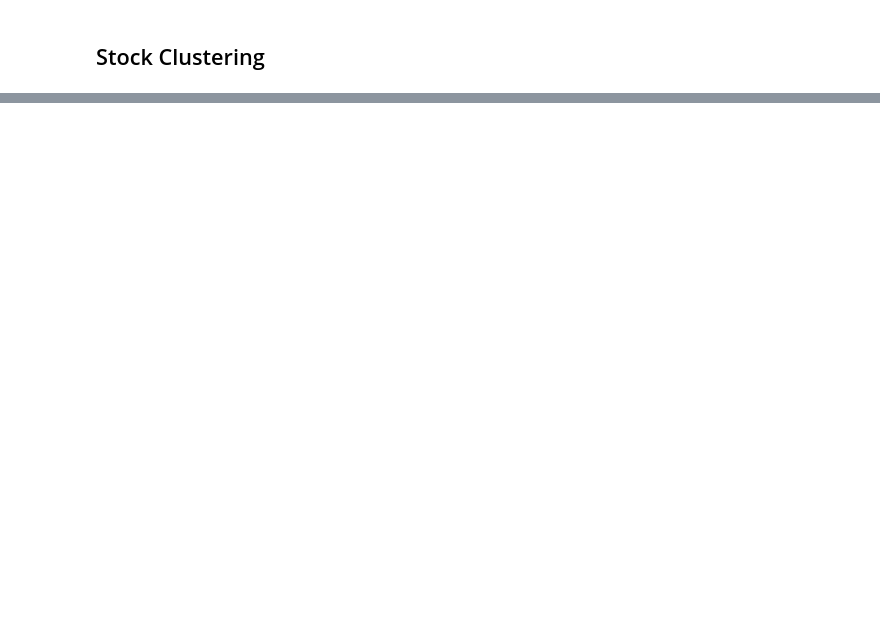
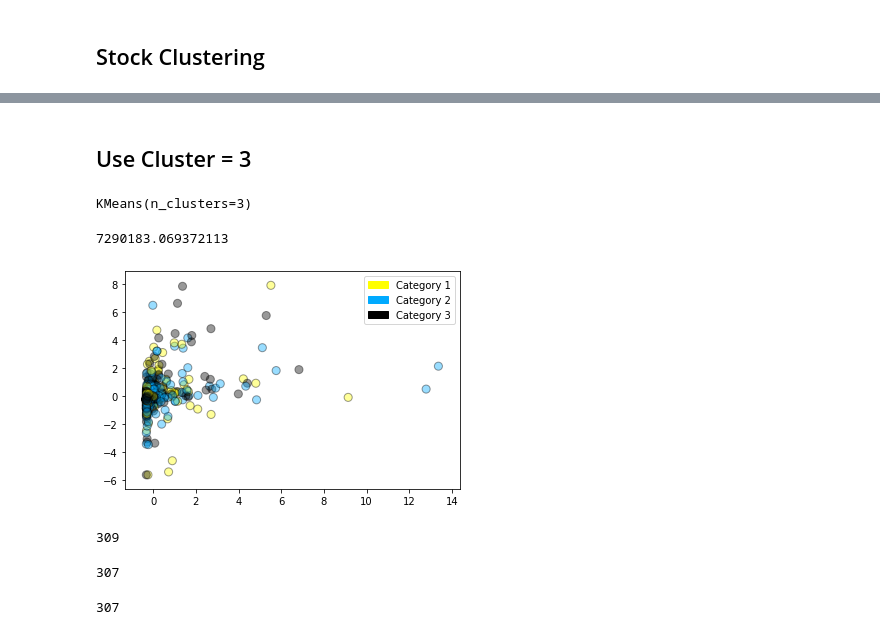
Before and after one commit to alpha2phi/jupyter-notebooks, a Jupyter notebook: nbs/02_00_stocks_selection.ipynb, the cells around one changed output, grey strips where cells are left out. Cells and saved outputs as stored; diff of their text form; code cells hidden in the pictures; blank space fills up the shorter version.

```diff
--- a/nbs/02_00_stocks_selection.ipynb
+++ b/nbs/02_00_stocks_selection.ipynb
@@ -508,0 +448,19 @@ None
+# %%
+from sklearn.cluster import KMeans
+from utils.visual import plot_labelled_scatter
+from sklearn import metrics
+from scipy.spatial.distance import cdist
+
+distortions = []
+for k in range(2,6):
+    kmeans = KMeans(n_clusters = k)
+    kmeans.fit(df_prepared)
+    print(kmeans.inertia_)
+    distortions.append(kmeans.inertia_)
+    plot_labelled_scatter(df_prepared, kmeans.labels_,
+                          [ "Category " + str(i) for i in list(range(1,k+1)) ] )
+
+fig = plt.figure(figsize=(15, 5))
+plt.plot(range(2, 6), distortions)
+plt.grid(True)
+plt.title('Elbow curve')
@@ -509 +481,23 @@ None
+# %% [markdown]
+## Use Cluster = 3
+# %%
+kmeans = KMeans(n_clusters = 3)
+kmeans.fit(df_prepared)
+print(kmeans.inertia_)
+distortions.append(kmeans.inertia_)
+plot_labelled_scatter(df_prepared, kmeans.labels_,
+                      [ "Category " + str(i) for i in list(range(1,4)) ] )
+# %% [output]
+KMeans(n_clusters=3)
+7290183.069372113
+[figure, added]
+# %%
+df_analysis['Category'] = kmeans.labels_
+for i in range(0,3):
+    #display(df_analysis[df_analysis['Category'] == i])
+    display(len(df_analysis[df_analysis['Category'] == i]))
+# %% [output]
+309
+307
+307
 # %%
```
Also changed, not shown: parts of 10 cells of this notebook, 1 other file.
